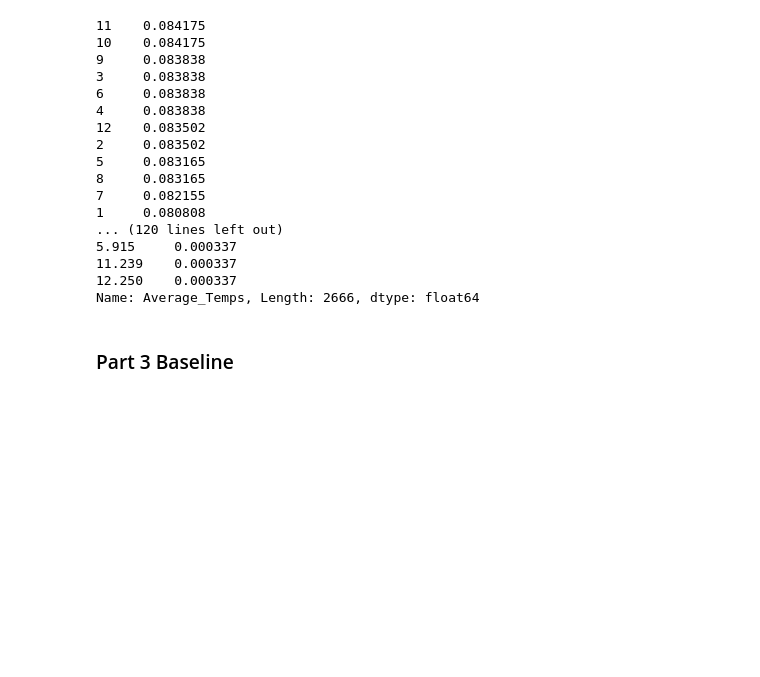
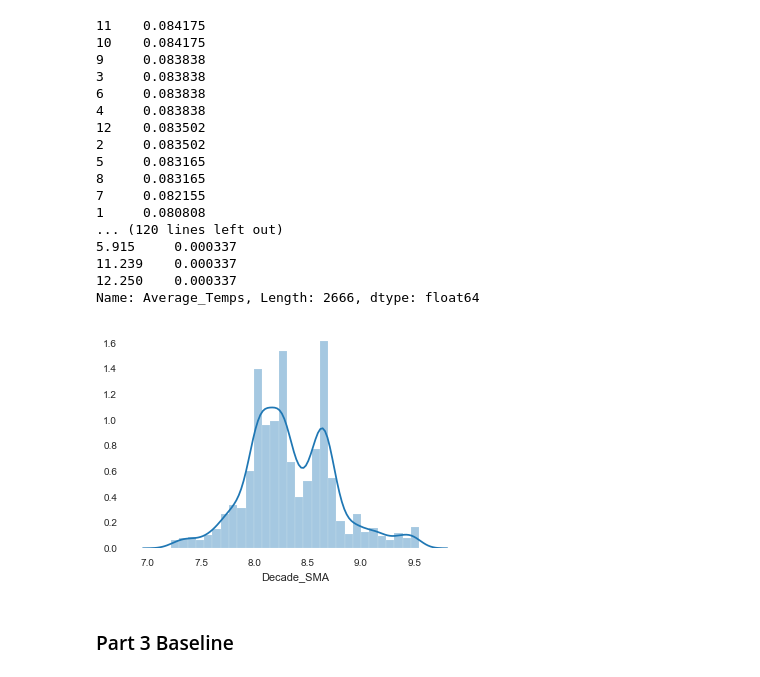
Before and after one commit to John-G-Thomas/Prodjects, a Jupyter notebook: Project_2.ipynb, the cells around one changed output. Cells and saved outputs as stored; diff of their text form; code cells hidden in the pictures; blank space fills up the shorter version.

```diff
--- a/Project_2.ipynb
+++ b/Project_2.ipynb
@@ -101,5 +101,12 @@ for col in df.columns:
 11.239    0.000337
 12.250    0.000337
 Name: Average_Temps, Length: 2666, dtype: float64
+# %%
+# Slightly Symetric
+%matplotlib inline
+import seaborn as sns
+sns.distplot(df['Decade_SMA']);
+# %% [output]
+[figure, added]
 # %% [markdown]
 ### Part 3 Baseline
```
